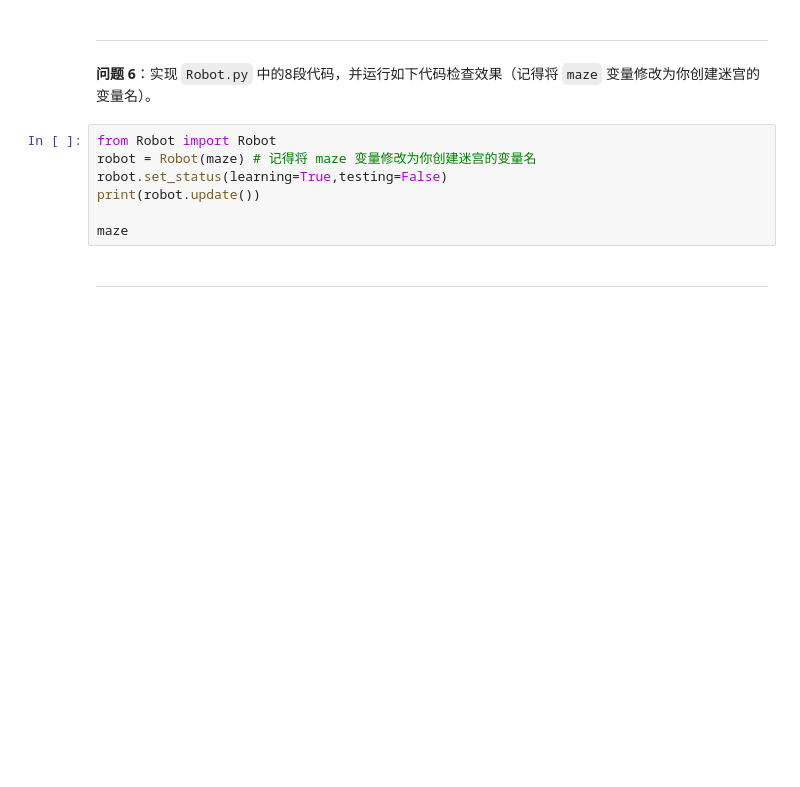
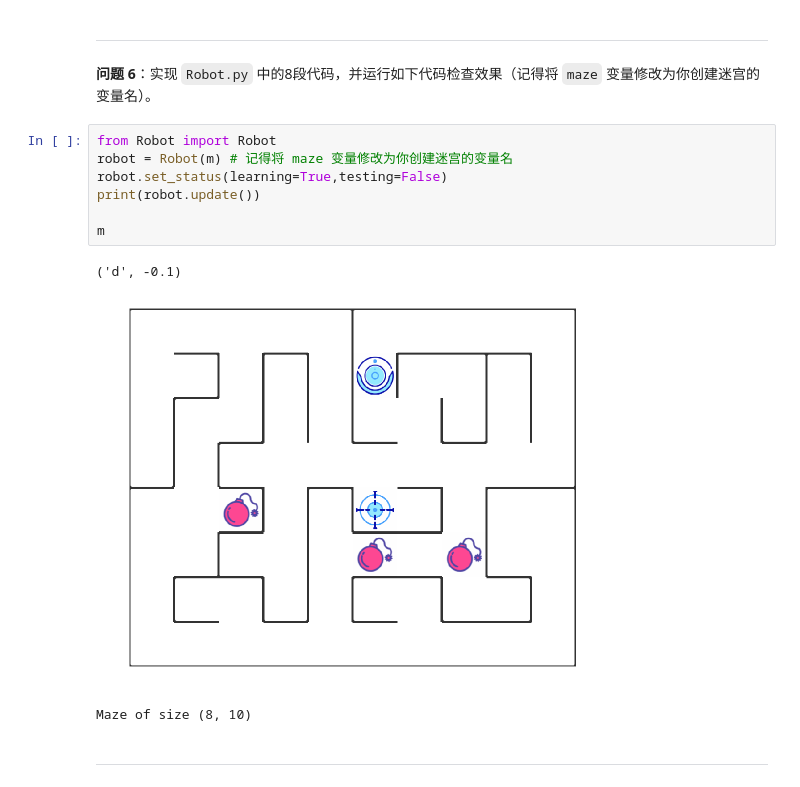
Before and after one commit to NARUTONBM/Uda-machine-learning, a Jupyter notebook: Reinforcement_learning/Maze/robot_maze.ipynb, the cells around one changed output. Cells and saved outputs as stored; diff of their text form; blank space fills up the shorter version.

```diff
--- a/Reinforcement_learning/Maze/robot_maze.ipynb
+++ b/Reinforcement_learning/Maze/robot_maze.ipynb
@@ -192,11 +207,15 @@ print()
 **问题 6**：实现 `Robot.py` 中的8段代码，并运行如下代码检查效果（记得将 `maze` 变量修改为你创建迷宫的变量名）。
 # %%
 from Robot import Robot
-robot = Robot(maze) # 记得将 maze 变量修改为你创建迷宫的变量名
+robot = Robot(m) # 记得将 maze 变量修改为你创建迷宫的变量名
 robot.set_status(learning=True,testing=False)
 print(robot.update())
 
-maze
+m
+# %% [output]
+('d', -0.1)
+[figure, added]
+Maze of size (8, 10)
 # %% [markdown]
 ---
 # %% [markdown]
```
Also changed, not shown: parts of 3 cells of this notebook, 29 other files.
